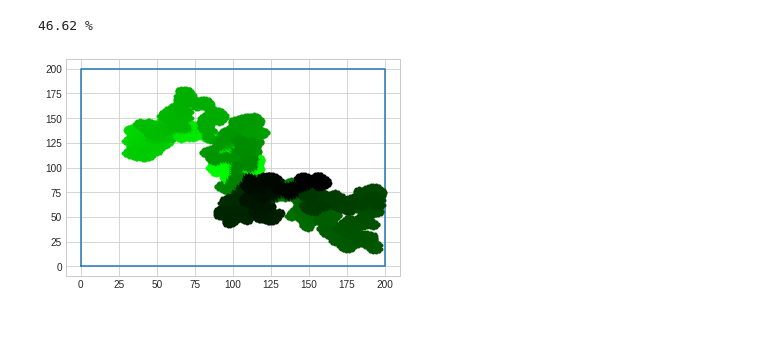
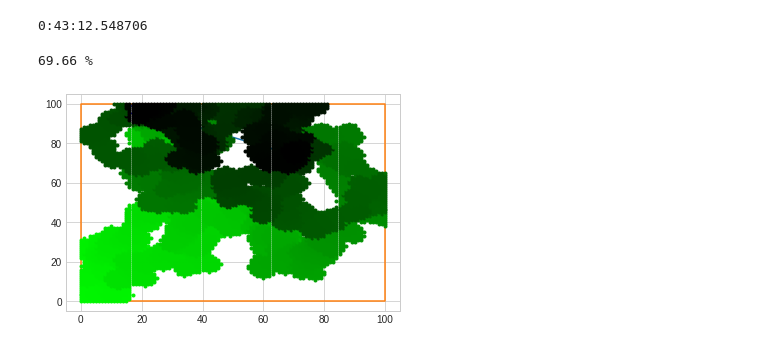
Before and after one commit to ruetten/Intelligent-Drone-Sim, a Jupyter notebook: GA Drones.ipynb, the cells around one changed output. Drawn from its saved outputs; the diff is of its cells as text; code cells hidden in the pictures.

```diff
--- a/GA Drones.ipynb
+++ b/GA Drones.ipynb
@@ -3,19 +3,21 @@ import numpy as np
 import random
 import copy
 import math
+import datetime
 
 %matplotlib inline
 import matplotlib.pyplot as plt
 plt.style.use('seaborn-whitegrid')
 
 fittest_swarm = None
-num_drones = 1
+num_drones = 2
 drone_id = 0
 population = []
-map_size = 200
-generations = 1000
-battery_life = 10000
-members_per_generation = 2
+map_length = 100
+map_width = 100
+generations = 100
+battery_life = 5000
+members_per_generation = 1
 # %%
 # Class to represent a drone.
 # id - drone's numerical ID
@@ -722,6 +727,10 @@ for i in range(0, generations):
+# %%
+print(datetime.datetime.now() - start_time)
+# %% [output]
+0:43:12.548706
 # %%
-check_drone_coverage(fittest_swarm)
+#check_drone_coverage(fittest_swarm)
 draw_scene(fittest_swarm)
 # %% [output]
-46.62 %
+69.66 %
-[figure, old version]
+[figure, new version]
```
Also changed, not shown: parts of 25 cells of this notebook.
